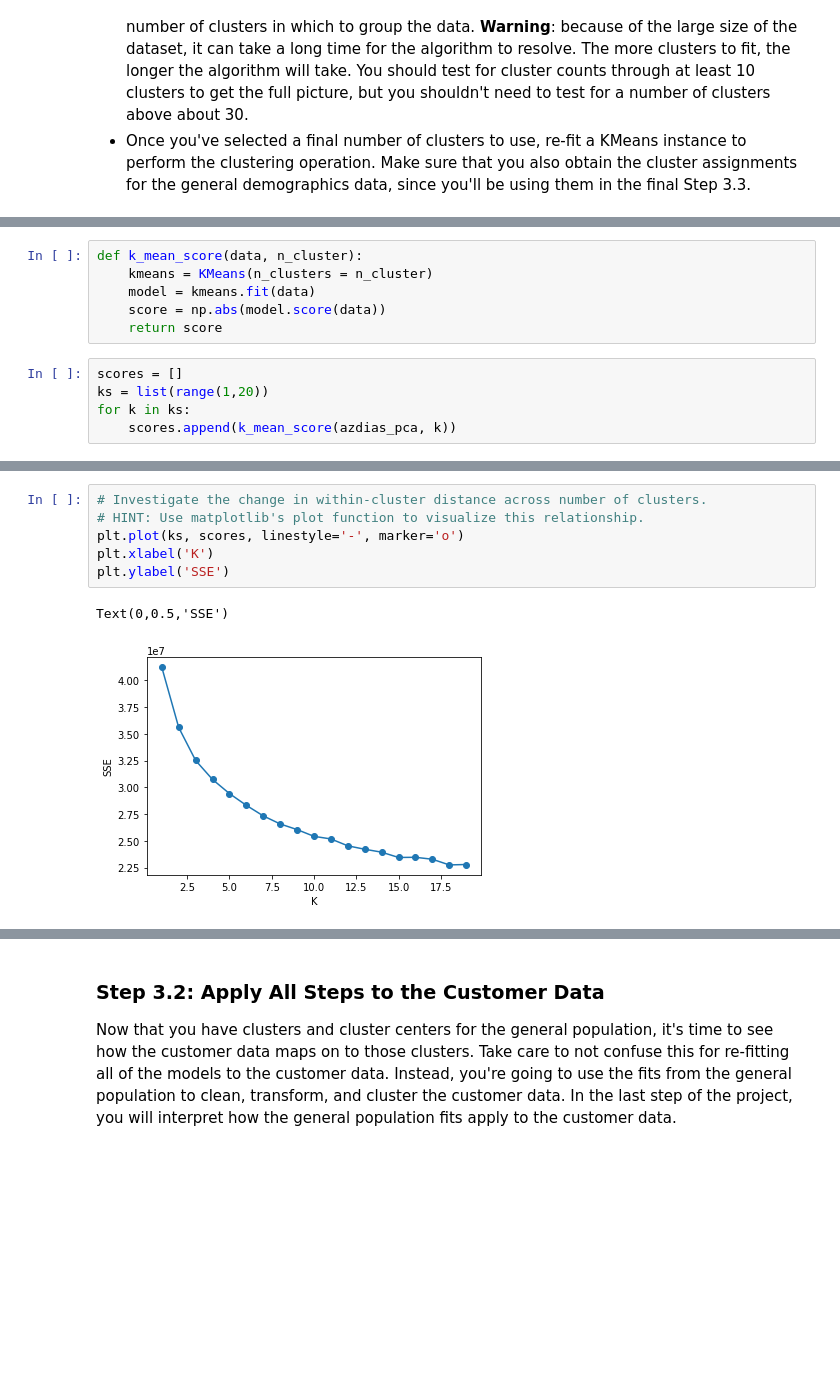
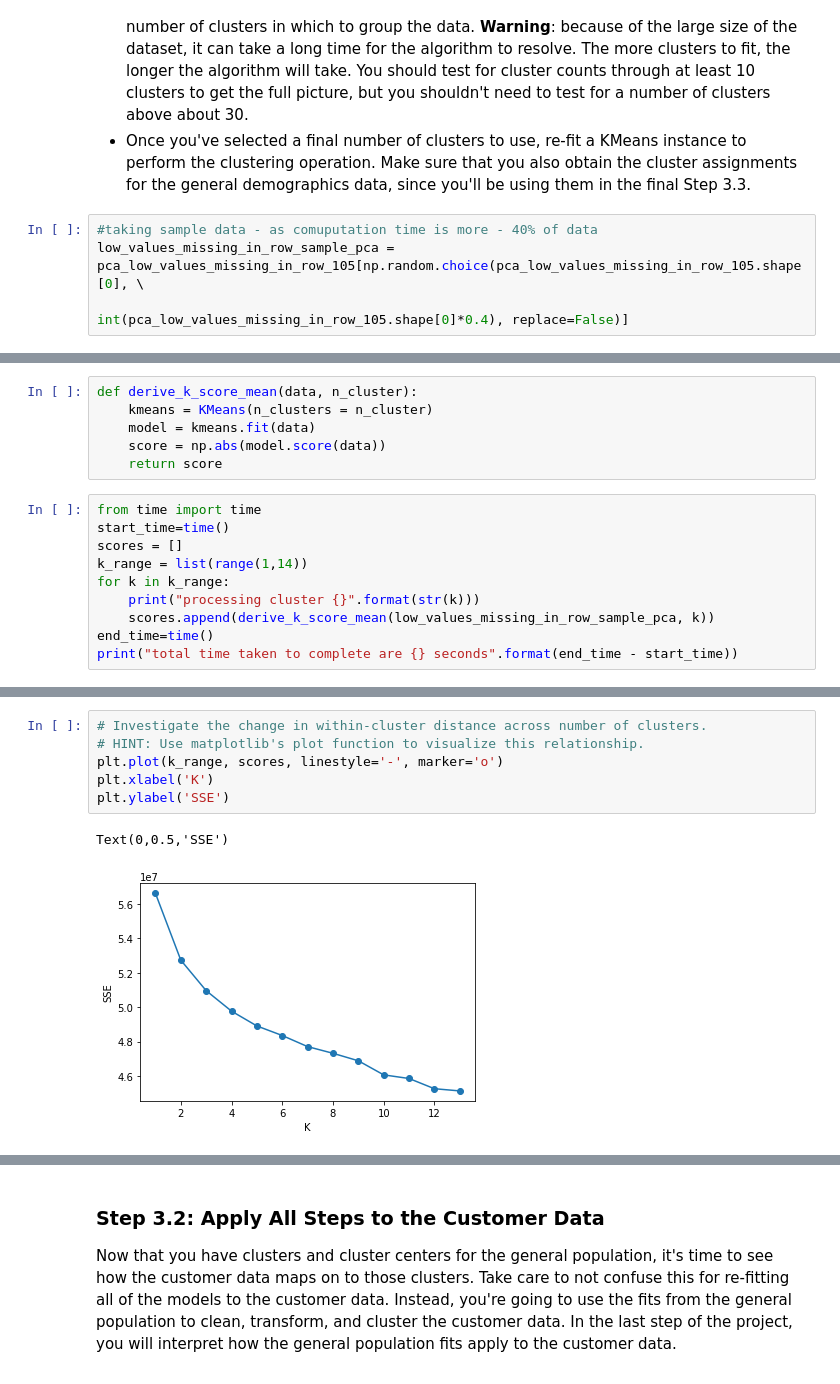
Before and after one commit to mvenkat7/identify-customer-segments, a Jupyter notebook: Identify_Customer_Segments.ipynb, the cells around one changed output, grey strips where cells are left out. Drawn from its saved outputs; the diff is of its cells as text; blank space fills up the shorter version.

```diff
--- a/Identify_Customer_Segments.ipynb
+++ b/Identify_Customer_Segments.ipynb
@@ -632,3 +1482,7 @@ You've assessed and cleaned the demographics data, then scaled and transformed t
 - Then, compute the average difference from each point to its assigned cluster's center. **Hint**: The KMeans object's `.score()` method might be useful here, but note that in sklearn, scores tend to be defined so that larger is better. Try applying it to a small, toy dataset, or use an internet search to help your understanding.
 - Perform the above two steps for a number of different cluster counts. You can then see how the average distance decreases with an increasing number of clusters. However, each additional cluster provides a smaller net benefit. Use this fact to select a final number of clusters in which to group the data. **Warning**: because of the large size of the dataset, it can take a long time for the algorithm to resolve. The more clusters to fit, the longer the algorithm will take. You should test for cluster counts through at least 10 clusters to get the full picture, but you shouldn't need to test for a number of clusters above about 30.
 - Once you've selected a final number of clusters to use, re-fit a KMeans instance to perform the clustering operation. Make sure that you also obtain the cluster assignments for the general demographics data, since you'll be using them in the final Step 3.3.
+# %%
+#taking sample data - as comuputation time is more - 40% of data
+low_values_missing_in_row_sample_pca = pca_low_values_missing_in_row_105[np.random.choice(pca_low_values_missing_in_row_105.shape[0], \
+                                                    int(pca_low_values_missing_in_row_105.shape[0]*0.4), replace=False)]
@@ -635,11 +1491,16 @@ You've assessed and cleaned the demographics data, then scaled and transformed t
 # %%
-def k_mean_score(data, n_cluster):
+def derive_k_score_mean(data, n_cluster):
     kmeans = KMeans(n_clusters = n_cluster)
     model = kmeans.fit(data)
     score = np.abs(model.score(data))
     return score
-# %%
-scores = []
-ks = list(range(1,20))
-for k in ks:
-    scores.append(k_mean_score(azdias_pca, k))
+# %%
+from time import time
+start_time=time()
+scores = []
+k_range = list(range(1,14))
+for k in k_range:
+    print("processing cluster {}".format(str(k)))
+    scores.append(derive_k_score_mean(low_values_missing_in_row_sample_pca, k))
+end_time=time()
+print("total time taken to complete are {} seconds".format(end_time - start_time))
@@ -646,12 +1522,12 @@ for k in ks:
 # %%
 # Investigate the change in within-cluster distance across number of clusters.
 # HINT: Use matplotlib's plot function to visualize this relationship.
-plt.plot(ks, scores, linestyle='-', marker='o')
+plt.plot(k_range, scores, linestyle='-', marker='o')
 plt.xlabel('K')
 plt.ylabel('SSE')
 # %% [output]
 Text(0,0.5,'SSE')
-[figure, old version]
+[figure, new version]
 # %%
 # Re-fit the k-means model with the selected number of clusters and obtain
 # cluster predictions for the general population demographics data.
```
Also changed, not shown: parts of 196 cells of this notebook, 4 other files.
